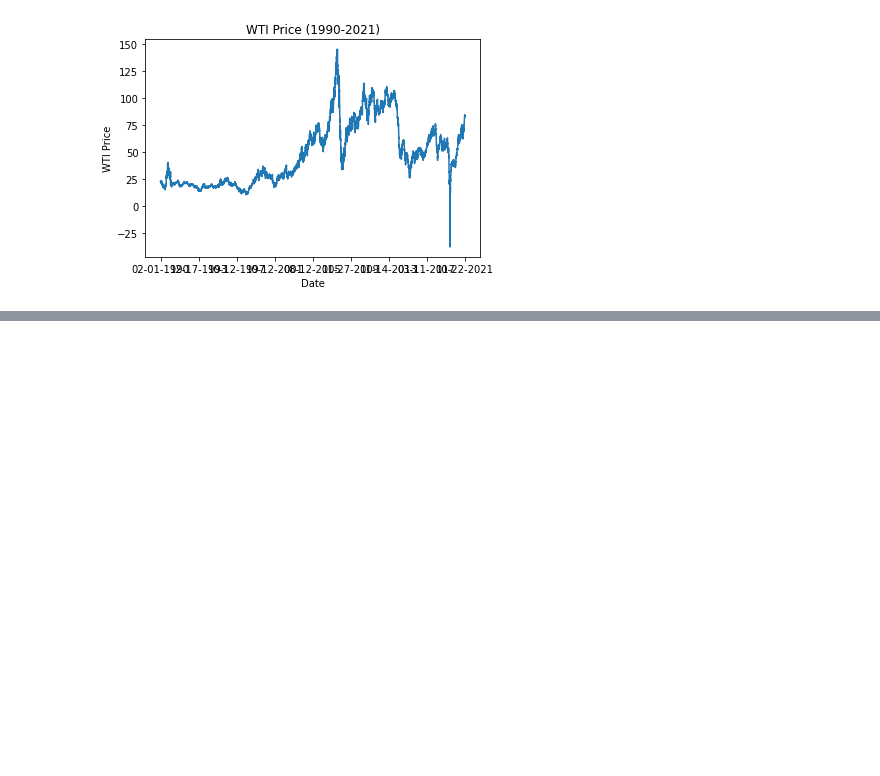
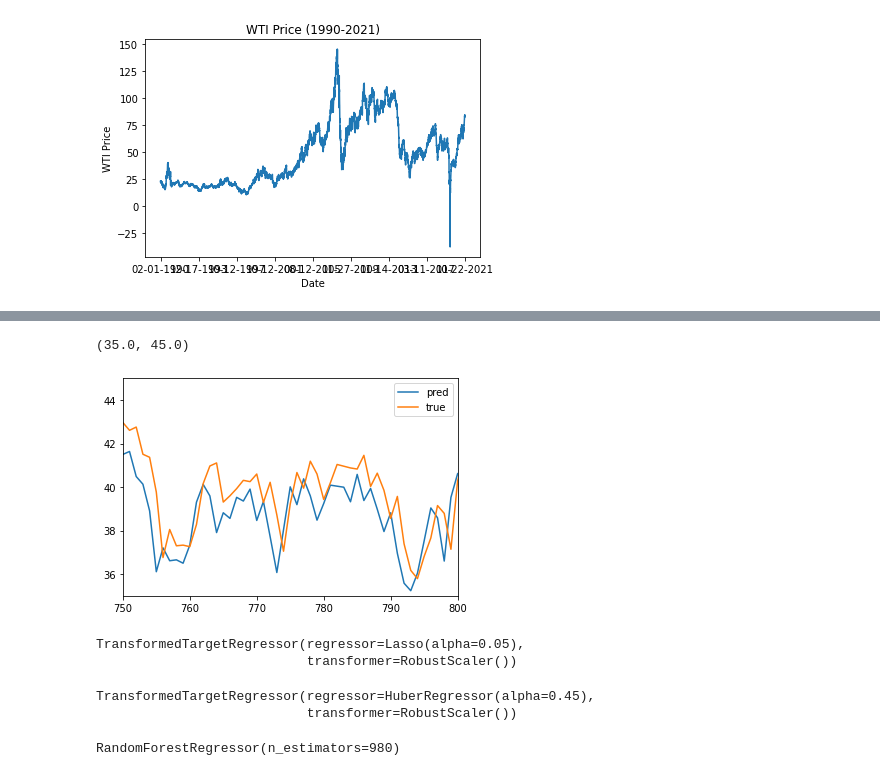
Before and after one commit to joeldsouza493/ORIE5741_Project, a Jupyter notebook: Untitled.ipynb, the cells around one changed output, grey strips where cells are left out. Drawn from its saved outputs; the diff is of its cells as text; code cells hidden in the pictures; blank space fills up the shorter version.

```diff
--- a/Untitled.ipynb
+++ b/Untitled.ipynb
@@ -346,0 +408,18 @@ NameError: name 'X' is not defined
+# %%
+from sklearn.neighbors import KNeighborsRegressor
+
+ks = np.arange(1, 51, 3)
+k_rmse = []
+
+for k in ks:
+    model = KNeighborsRegressor(n_neighbors=k)
+    rmse = []
+    for i in range(len(split_train_X)):
+        wrapped_model = TransformedTargetRegressor(regressor=model, transformer=RobustScaler())
+        wrapped_model.fit(split_train_X[i], split_train_y[i])
+        yhat = wrapped_model.predict(split_val_X[i])
+        rmse.append(np.mean((yhat-split_val_y[i])**2))
+    k_rmse.append(np.mean(rmse))
+# %%
+best_k = ks[np.argmin(k_rmse)]
+print('efficient k: ', best_k)
@@ -346,0 +428,5 @@ NameError: name 'X' is not defined
+# %%
+model = KNeighborsRegressor(n_neighbors=best_k)
+wrapped_model = TransformedTargetRegressor(regressor=model, transformer=RobustScaler())
+wrapped_model.fit(train_X, train_y)
+yhat = wrapped_model.predict(test_X)
@@ -346,0 +444,22 @@ NameError: name 'X' is not defined
+# %%
+level0 = list()
+level0.append(('knn', TransformedTargetRegressor(regressor=KNeighborsRegressor(n_neighbors=best_k), transformer=RobustScaler())))
+level0.append(('xgb', TransformedTargetRegressor(regressor=xgb.XGBRegressor(n_estimators=best_estimator_xgb, subsample=1.0)
+                                                 , transformer=RobustScaler())))
+level0.append(('rf', TransformedTargetRegressor(regressor=RandomForestRegressor(n_estimators=best_estimator_RF), transformer=RobustScaler())))
+level0.append(('huber', TransformedTargetRegressor(regressor=linear_model.HuberRegressor(alpha=best_lambda_Huber), transformer=RobustScaler())))
+level0.append(('lasso', TransformedTargetRegressor(regressor=linear_model.Lasso(alpha=best_lambda), transformer=RobustScaler())))
+level1 = LinearRegression()
+
+model = StackingRegressor(estimators=level0, final_estimator=level1)
+model.fit(train_X, train_y)
+yhat = model.predict(test_X)
+# %%
+plt.plot(yhat, label='pred')
+plt.plot(test_y, label='true')
+plt.legend()
+plt.xlim(750,800)
+plt.ylim(35,45)
+# %% [output]
+(35.0, 45.0)
+[figure, added]
@@ -346,0 +478,19 @@ NameError: name 'X' is not defined
+# %%
+model = linear_model.Lasso(alpha=best_lambda)
+models_meta.append(TransformedTargetRegressor(regressor=model, transformer=RobustScaler()))
+models_meta[0].fit(t_train_X, t_train_y)
+# %% [output]
+TransformedTargetRegressor(regressor=Lasso(alpha=0.05),
+                           transformer=RobustScaler())
+# %%
+model = linear_model.HuberRegressor(alpha=best_lambda_Huber)
+models_meta.append(TransformedTargetRegressor(regressor=model, transformer=RobustScaler()))
+models_meta[1].fit(t_train_X, t_train_y)
+# %% [output]
+TransformedTargetRegressor(regressor=HuberRegressor(alpha=0.45),
+                           transformer=RobustScaler())
+# %%
+models_meta.append(RandomForestRegressor(n_estimators=best_estimator_RF))
+models_meta[2].fit(t_train_X, t_train_y)
+# %% [output]
+RandomForestRegressor(n_estimators=980)
```
Also changed, not shown: parts of 39 cells of this notebook, 8 other files.
